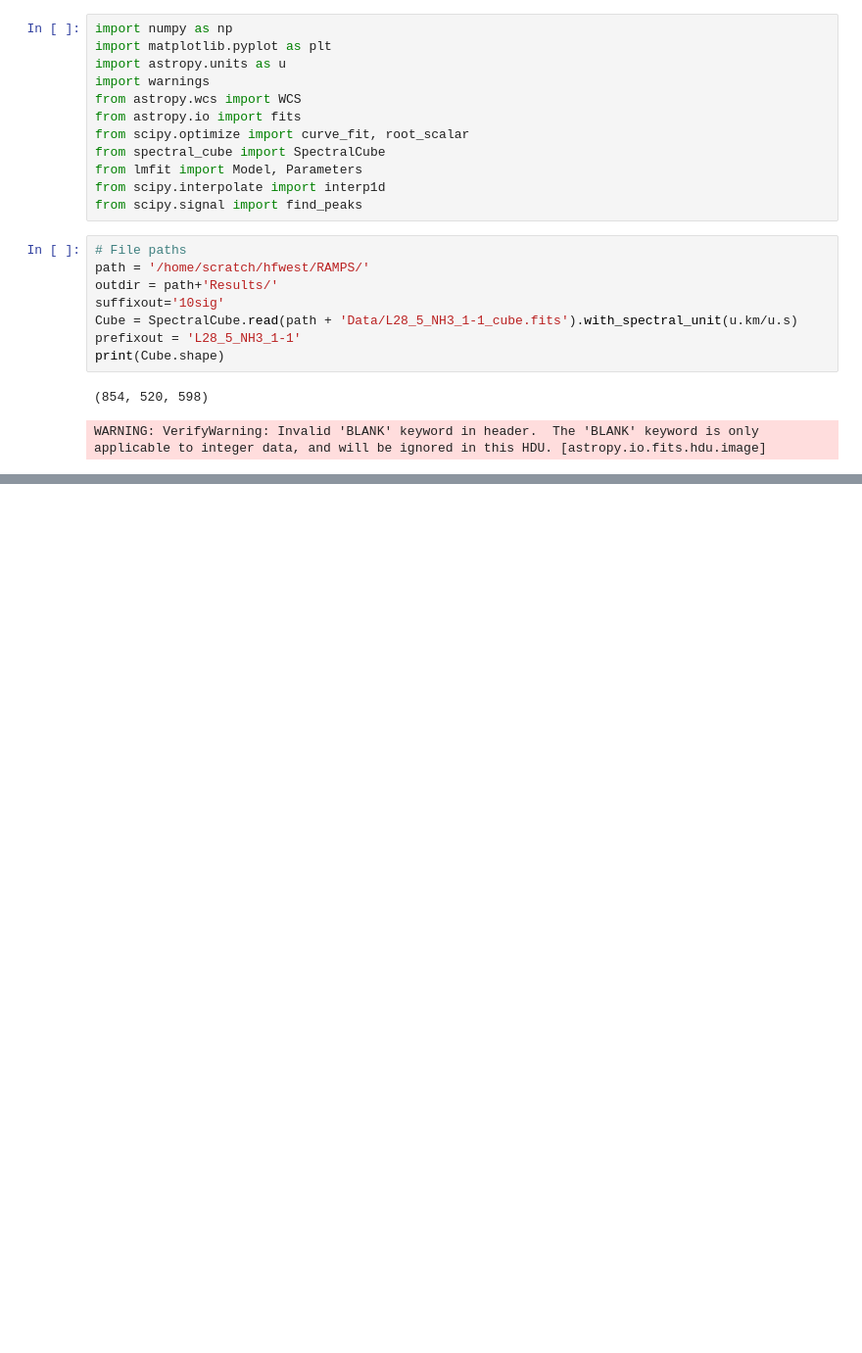
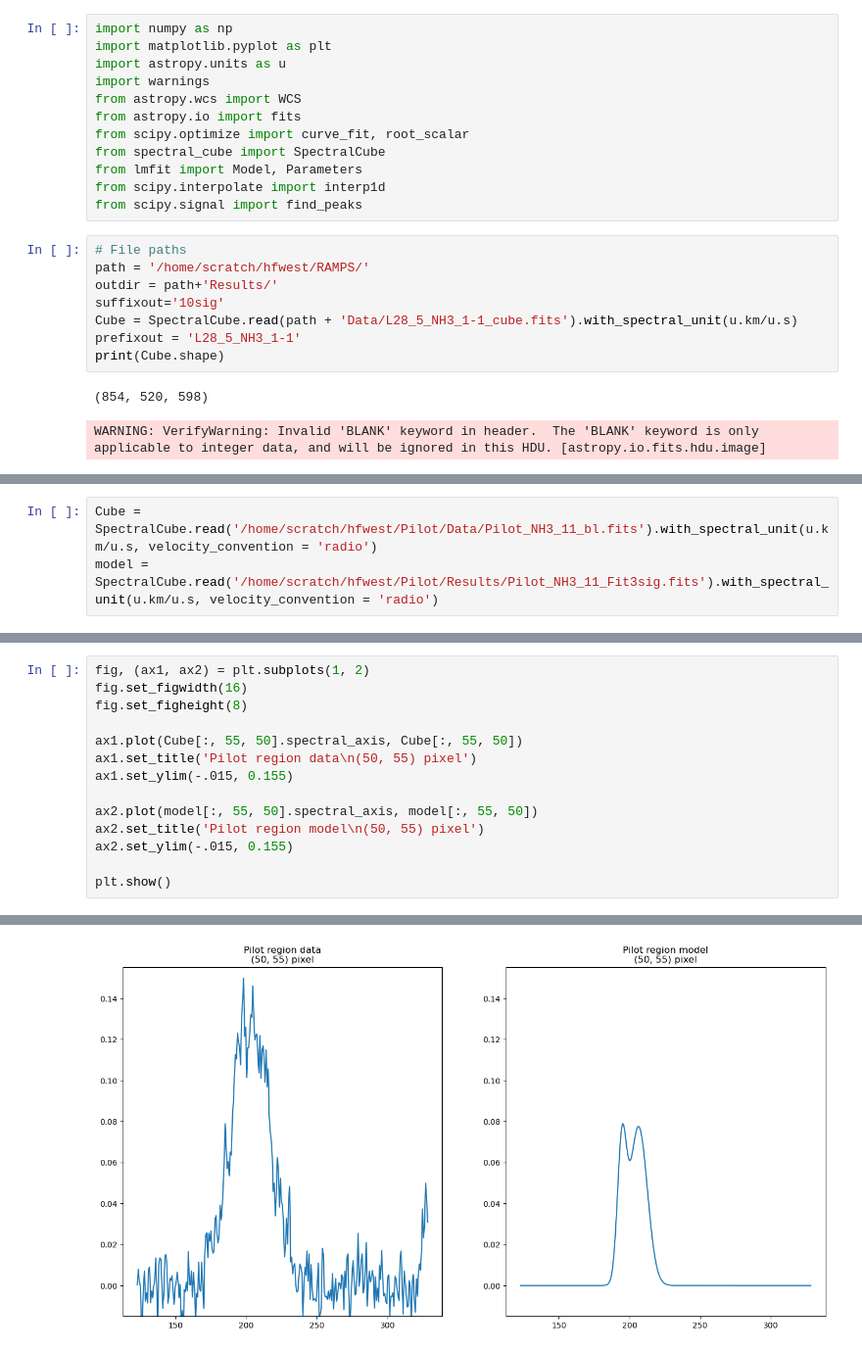
Before and after one commit to harrisonfwest/GBO-REU, a Jupyter notebook: Notebooks/quick-plotting.ipynb, the cells around one changed output, grey strips where cells are left out. Shown at 98% size. Cells and saved outputs as stored; diff of their text form; blank space fills up the shorter version.

```diff
--- a/Notebooks/quick-plotting.ipynb
+++ b/Notebooks/quick-plotting.ipynb
@@ -46,0 +46,3 @@ WARNING: SliceWarning: Slice (slice(None, None, None), None) cannot be used on t
+# %%
+Cube = SpectralCube.read('/home/scratch/hfwest/Pilot/Data/Pilot_NH3_11_bl.fits').with_spectral_unit(u.km/u.s, velocity_convention = 'radio')
+model = SpectralCube.read('/home/scratch/hfwest/Pilot/Results/Pilot_NH3_11_Fit3sig.fits').with_spectral_unit(u.km/u.s, velocity_convention = 'radio')
@@ -46,0 +51,15 @@ WARNING: SliceWarning: Slice (slice(None, None, None), None) cannot be used on t
+# %%
+fig, (ax1, ax2) = plt.subplots(1, 2)
+fig.set_figwidth(16)
+fig.set_figheight(8)
+
+ax1.plot(Cube[:, 55, 50].spectral_axis, Cube[:, 55, 50])
+ax1.set_title('Pilot region data\n(50, 55) pixel')
+ax1.set_ylim(-.015, 0.155)
+
+ax2.plot(model[:, 55, 50].spectral_axis, model[:, 55, 50])
+ax2.set_title('Pilot region model\n(50, 55) pixel')
+ax2.set_ylim(-.015, 0.155)
+
+plt.show()
+# %% [output]
@@ -46,0 +68 @@ WARNING: SliceWarning: Slice (slice(None, None, None), None) cannot be used on t
+[figure, added]
```
Also changed, not shown: parts of 3 cells of this notebook, 7 other files.
